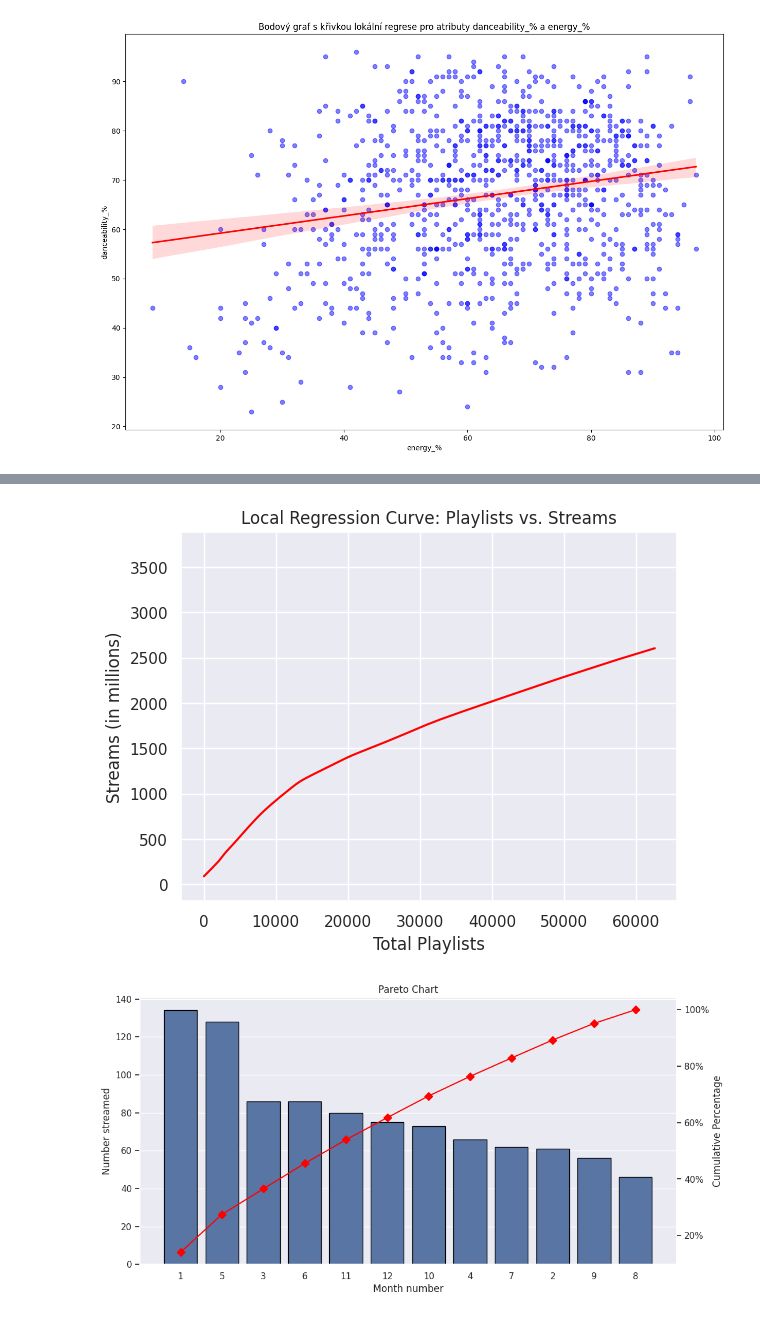
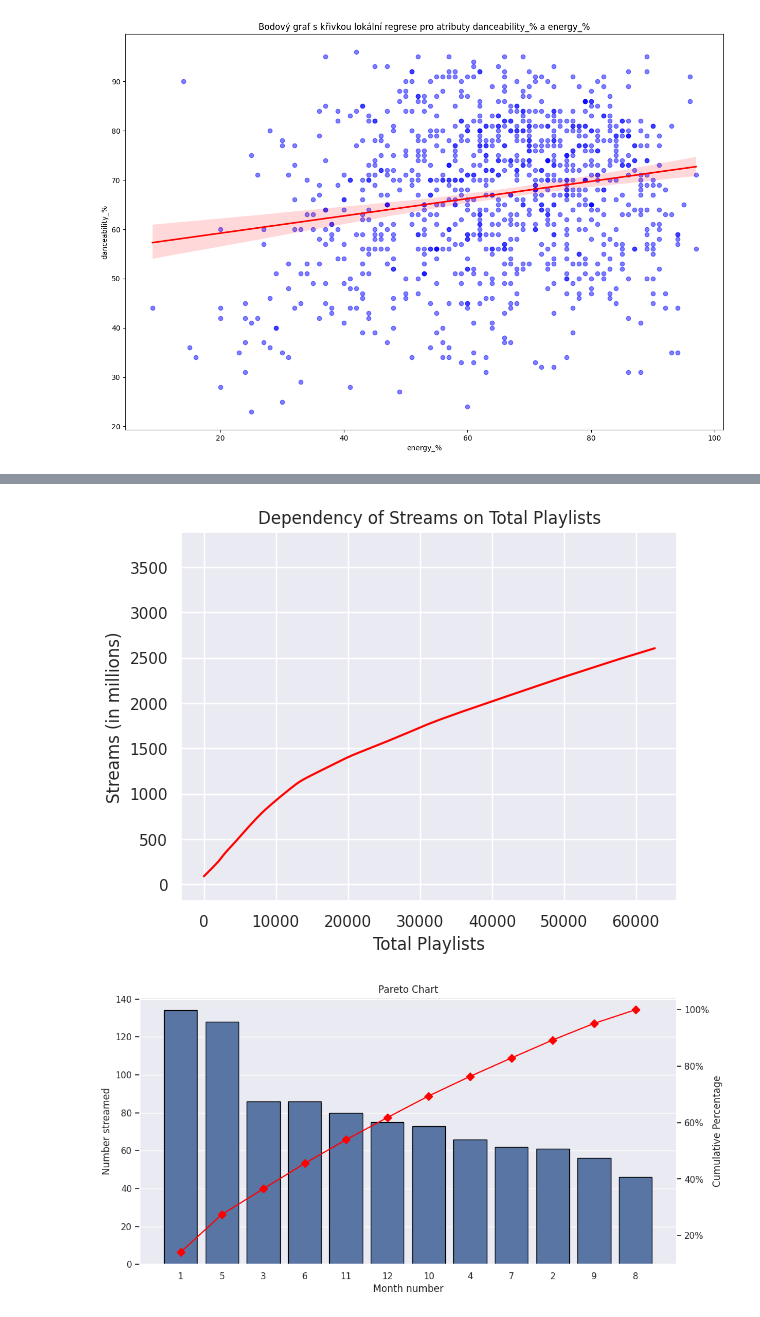
Before and after one commit to FITlifeSADGE/UPA, a Jupyter notebook: UPA.ipynb, the cells around one changed output, grey strips where cells are left out. Cells and saved outputs as stored; diff of their text form; code cells hidden in the pictures.

```diff
--- a/UPA.ipynb
+++ b/UPA.ipynb
@@ -189,23 +194,23 @@ plt.show()
 # %%
 df['played'] = df['in_spotify_playlists'] + df['in_deezer_playlists'] + df['in_apple_playlists']
 
 df['streams_millions'] = df['streams']/10**6
 
 sns.set(style="darkgrid")
 
 sns.scatterplot(x='played', y='streams_millions', data=df, alpha=0.7, marker='')
 
 lowess = sm.nonparametric.lowess
 smoothed = lowess(df['streams_millions'], df['played'])
 plt.plot(smoothed[:, 0], smoothed[:, 1], color='red', label='Local Regression')
 
 plt.xlabel('Total Playlists')
 plt.ylabel('Streams (in millions)')
-plt.title('Local Regression Curve: Playlists vs. Streams')
+plt.title('Dependency of Streams on Total Playlists')
 
 plt.show()
 # %% [output]
-[figure, old version]
+[figure, new version]
 # %%
 monthly_songs = df['released_month'].value_counts().reset_index()
 monthly_songs.columns = ['released_month', 'num_songs']
```
Also changed, not shown: parts of 17 cells of this notebook.
